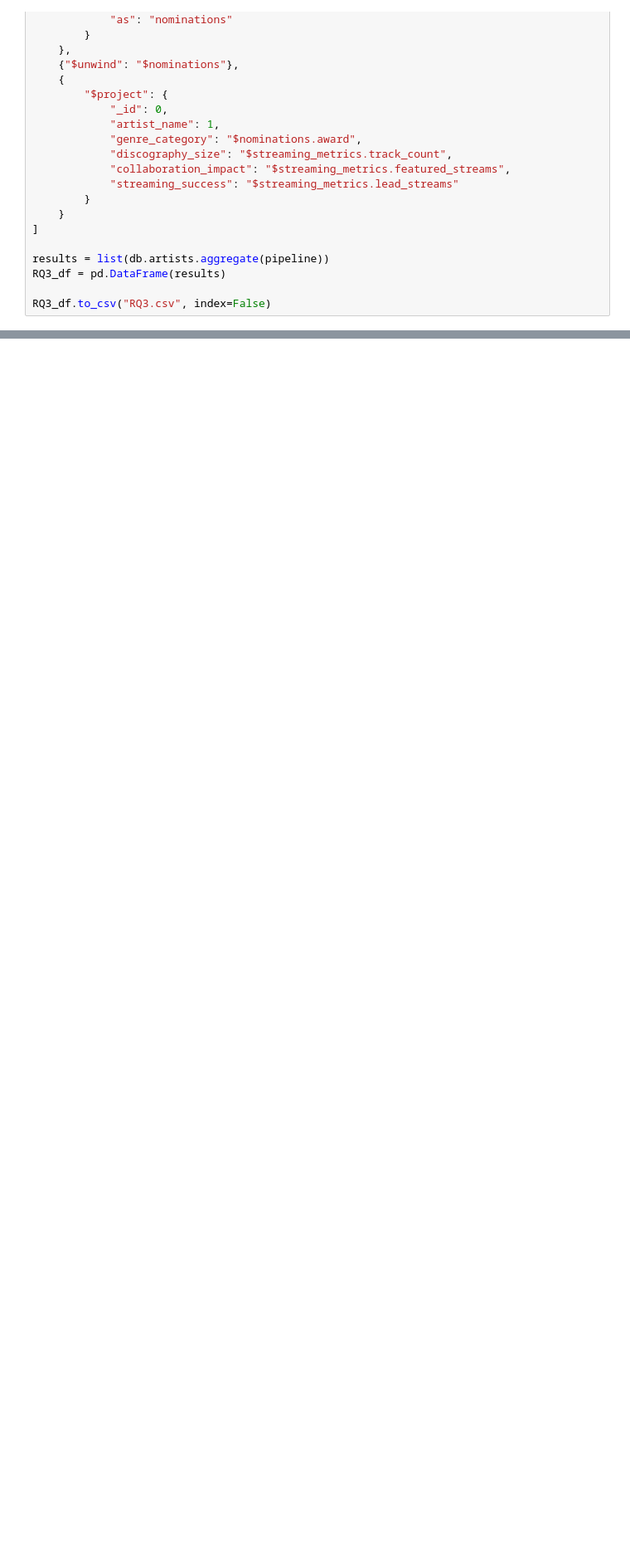
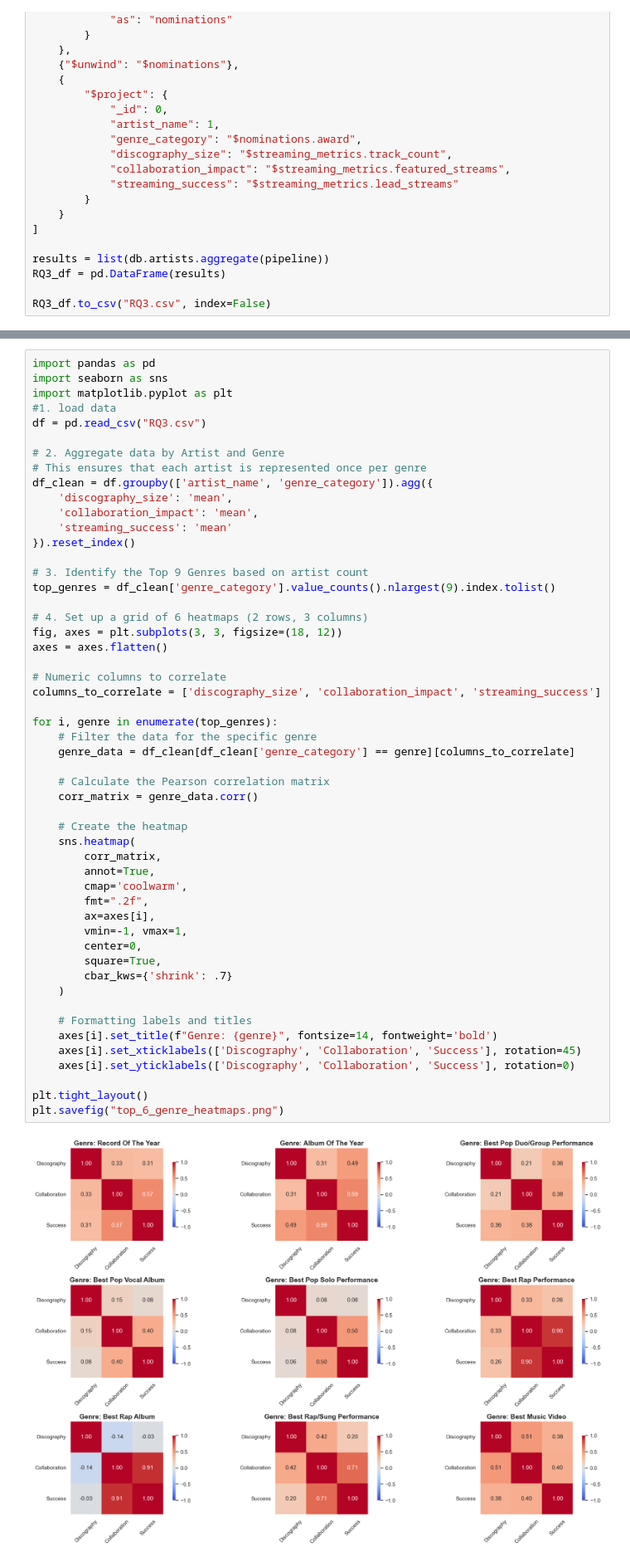
Before and after one commit to renlovette/cpsc368_group-7, a Jupyter notebook: mongoDB/mongoDBqueries.ipynb, the cells around one changed output, grey strips where cells are left out. Shown at 83% size. Cells and saved outputs as stored; diff of their text form; blank space fills up the shorter version.

```diff
--- a/mongoDB/mongoDBqueries.ipynb
+++ b/mongoDB/mongoDBqueries.ipynb
@@ -164,0 +302,54 @@ RQ3_df.to_csv("RQ3.csv", index=False)
+# %%
+import pandas as pd
+import seaborn as sns
+import matplotlib.pyplot as plt
+#1. load data
+df = pd.read_csv("RQ3.csv")
+
+# 2. Aggregate data by Artist and Genre
+# This ensures that each artist is represented once per genre
+df_clean = df.groupby(['artist_name', 'genre_category']).agg({
+    'discography_size': 'mean',
+    'collaboration_impact': 'mean',
+    'streaming_success': 'mean'
+}).reset_index()
+
+# 3. Identify the Top 9 Genres based on artist count
+top_genres = df_clean['genre_category'].value_counts().nlargest(9).index.tolist()
+
+# 4. Set up a grid of 6 heatmaps (2 rows, 3 columns)
+fig, axes = plt.subplots(3, 3, figsize=(18, 12))
+axes = axes.flatten()
+
+# Numeric columns to correlate
+columns_to_correlate = ['discography_size', 'collaboration_impact', 'streaming_success']
+
+for i, genre in enumerate(top_genres):
+    # Filter the data for the specific genre
+    genre_data = df_clean[df_clean['genre_category'] == genre][columns_to_correlate]
+
+    # Calculate the Pearson correlation matrix
+    corr_matrix = genre_data.corr()
+
+    # Create the heatmap
+    sns.heatmap(
+        corr_matrix,
+        annot=True,
+        cmap='coolwarm',
+        fmt=".2f",
+        ax=axes[i],
+        vmin=-1, vmax=1,
+        center=0,
+        square=True,
+        cbar_kws={'shrink': .7}
+    )
+
+    # Formatting labels and titles
+    axes[i].set_title(f"Genre: {genre}", fontsize=14, fontweight='bold')
+    axes[i].set_xticklabels(['Discography', 'Collaboration', 'Success'], rotation=45)
+    axes[i].set_yticklabels(['Discography', 'Collaboration', 'Success'], rotation=0)
+
+plt.tight_layout()
+plt.savefig("top_6_genre_heatmaps.png")
+# %% [output]
+[figure, added]
```
Also changed, not shown: parts of 10 cells of this notebook, 3 other files.
